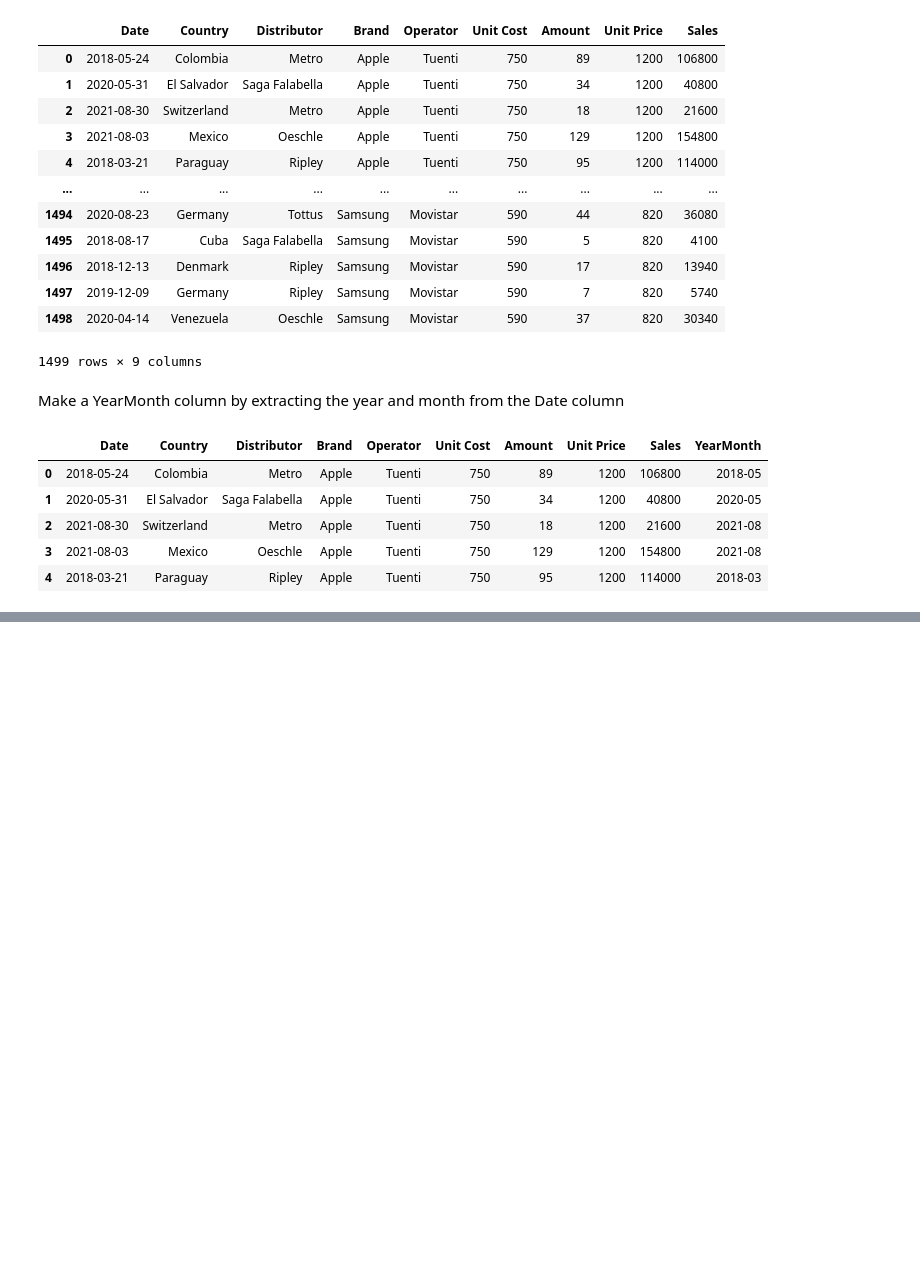
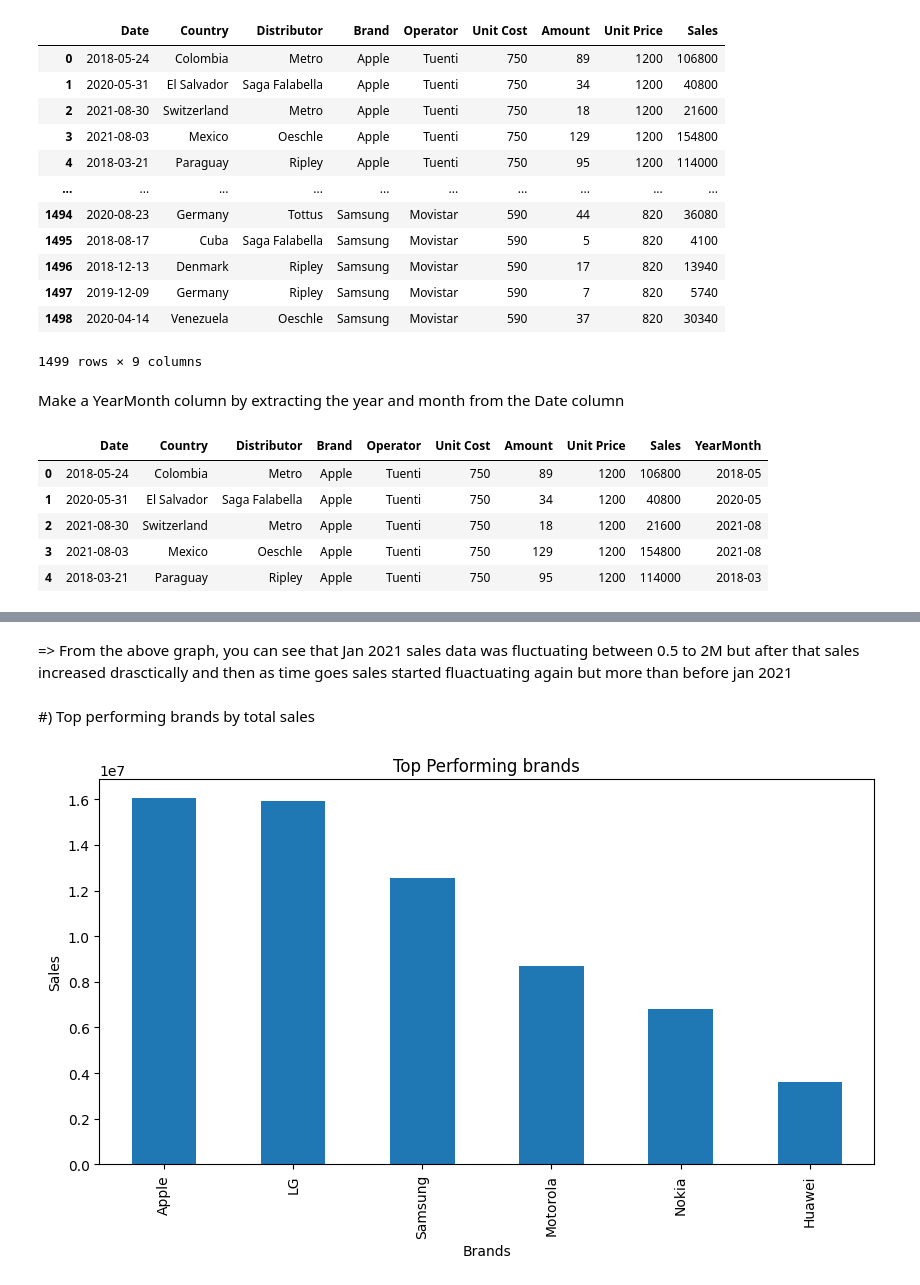
Before and after one commit to abhishekp-786/EDA_Python, a Jupyter notebook: pythonproject.ipynb, the cells around one changed output, grey strips where cells are left out. Cells and saved outputs as stored; diff of their text form; code cells hidden in the pictures; blank space fills up the shorter version.

```diff
--- a/pythonproject.ipynb
+++ b/pythonproject.ipynb
@@ -218,0 +230,13 @@ data.head()
+# %% [markdown]
+=> From the above graph, you can see that Jan 2021 sales data was fluctuating between 0.5 to 2M but after that sales increased drasctically and then as time goes sales started fluactuating again but more than before jan 2021
+# %% [markdown]
+#) Top performing brands by total sales
+# %%
+topbrand = data.groupby('Brand')['Sales'].sum().sort_values(ascending=False)
+topbrand.plot(kind='bar',figsize=(10,5))
+plt.title("Top Performing brands")
+plt.xlabel("Brands")
+plt.ylabel('Sales')
+plt.show()
+# %% [output]
+[figure, added]
```
Also changed, not shown: parts of 52 cells of this notebook, 1 other file.
